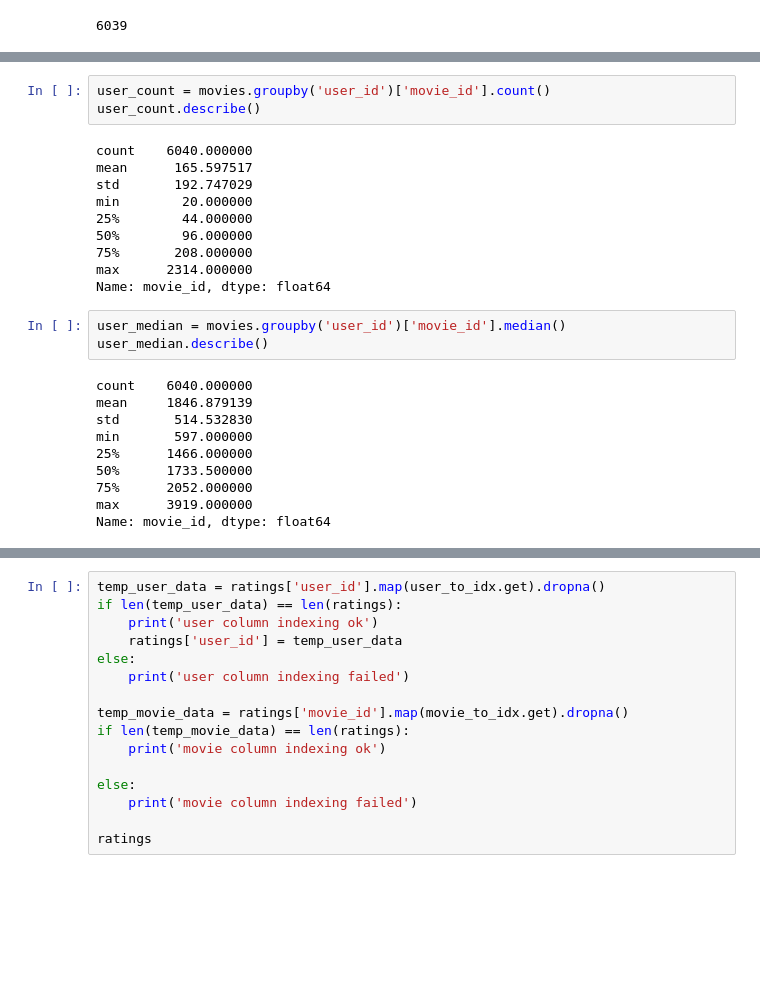
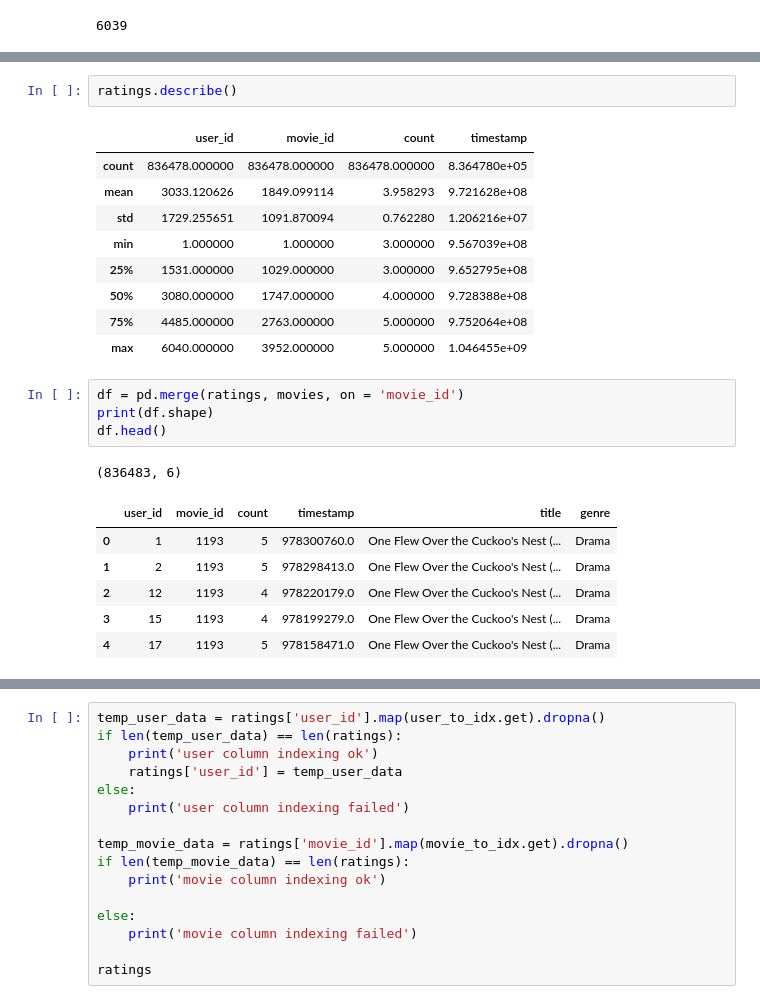
Before and after one commit to mingikim1998/offline, a Jupyter notebook: 1031_movielens.ipynb, the cells around one changed output, grey strips where cells are left out. Cells and saved outputs as stored; diff of their text form; blank space fills up the shorter version.

```diff
--- a/1031_movielens.ipynb
+++ b/1031_movielens.ipynb
@@ -86,26 +84,24 @@ Name: rating, dtype: int64
-# %%
-user_count = movies.groupby('user_id')['movie_id'].count()
-user_count.describe()
-# %% [output]
-count    6040.000000
-mean      165.597517
-std       192.747029
-min        20.000000
-25%        44.000000
-50%        96.000000
-75%       208.000000
-max      2314.000000
-Name: movie_id, dtype: float64
-# %%
-user_median = movies.groupby('user_id')['movie_id'].median()
-user_median.describe()
-# %% [output]
-count    6040.000000
-mean     1846.879139
-std       514.532830
-min       597.000000
-25%      1466.000000
-50%      1733.500000
-75%      2052.000000
-max      3919.000000
-Name: movie_id, dtype: float64
+# %%
+ratings.describe()
+# %% [output]
+|  | user_id | movie_id | count | timestamp |
+| count | 836478.000000 | 836478.000000 | 836478.000000 | 8.364780e+05 |
+| mean | 3033.120626 | 1849.099114 | 3.958293 | 9.721628e+08 |
+| std | 1729.255651 | 1091.870094 | 0.762280 | 1.206216e+07 |
+| min | 1.000000 | 1.000000 | 3.000000 | 9.567039e+08 |
+| 25% | 1531.000000 | 1029.000000 | 3.000000 | 9.652795e+08 |
+| 50% | 3080.000000 | 1747.000000 | 4.000000 | 9.728388e+08 |
+| 75% | 4485.000000 | 2763.000000 | 5.000000 | 9.752064e+08 |
+| max | 6040.000000 | 3952.000000 | 5.000000 | 1.046455e+09 |
+# %%
+df = pd.merge(ratings, movies, on = 'movie_id')
+print(df.shape)
+df.head()
+# %% [output]
+(836483, 6)
+|  | user_id | movie_id | count | timestamp | title | genre |
+| 0 | 1 | 1193 | 5 | 978300760.0 | One Flew Over the Cuckoo's Nest (... | Drama |
+| 1 | 2 | 1193 | 5 | 978298413.0 | One Flew Over the Cuckoo's Nest (... | Drama |
+| 2 | 12 | 1193 | 4 | 978220179.0 | One Flew Over the Cuckoo's Nest (... | Drama |
+| 3 | 15 | 1193 | 4 | 978199279.0 | One Flew Over the Cuckoo's Nest (... | Drama |
+| 4 | 17 | 1193 | 5 | 978158471.0 | One Flew Over the Cuckoo's Nest (... | Drama |
```
Also changed, not shown: parts of 16 cells of this notebook.
